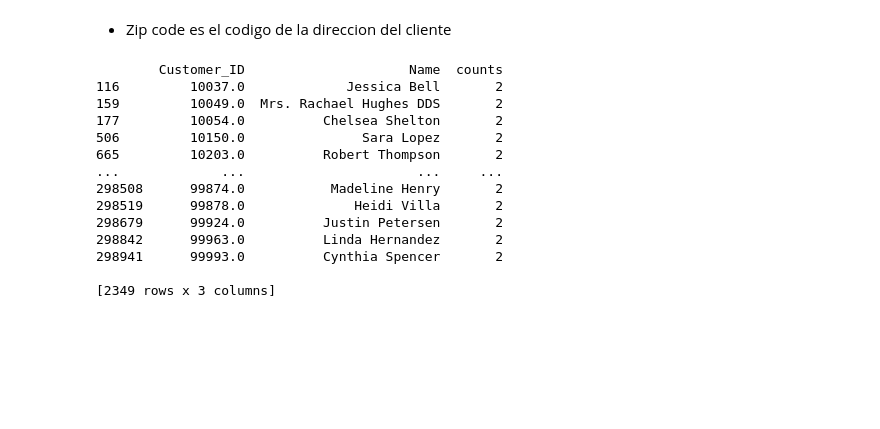
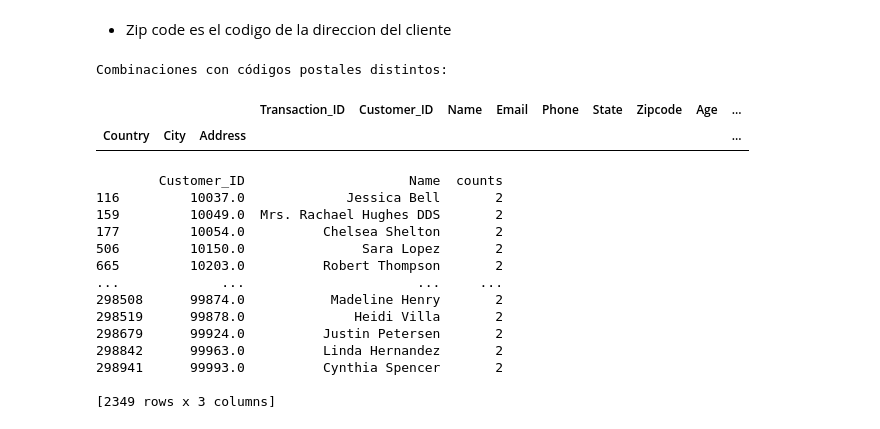
Before and after one commit to marianaolazabal/marianaolazabal-Clasificacion_Compradores_Retails, a Jupyter notebook: src/retails.ipynb, the cells around one changed output. Drawn from its saved outputs; the diff is of its cells as text; code cells hidden in the pictures; blank space fills up the shorter version.

```diff
--- a/src/retails.ipynb
+++ b/src/retails.ipynb
@@ -165,4 +168,4 @@ def validate_country(country_name):
     except LookupError:
         return None
 
-df_Retail_copy_unique['pais_valido'] = df_Retail_copy_unique.apply(lambda row: validate_country(row['Country']), axis=1)
+df_Retail_validate_country['pais_valido'] = df_Retail_validate_country.apply(lambda row: validate_country(row['Country']), axis=1)
@@ -272,0 +261,18 @@ df_Retail_countries = df_Retail_countries.drop(columns=['Zipcode'])
+# %%
+df_Retail_countries_city_address=df_Retail_copy_unique.copy()
+# %%
+#Agrupo y cuento valores unicos, es decir todos aquellos que tienen para un mismo pais, ciudad y direccion un zipcode distinto
+grouped = df_Retail_countries_city_address.groupby(['Country', 'City', 'Address'])['Zipcode'].nunique()
+
+#Filtrar los grupos con más de un código postal
+multiple_zipcodes = grouped[grouped > 1].index
+
+#Extraer las filas que corresponden a estos grupos para poder actualizar la informacion
+df_multiple_zipcodes = df_Retail_countries_city_address.set_index(['Country', 'City', 'Address']).loc[multiple_zipcodes]
+
+print("Combinaciones con códigos postales distintos:")
+df_multiple_zipcodes.head()
+# %% [output]
+Combinaciones con códigos postales distintos:
+|  |  |  | Transaction_ID | Customer_ID | Name | Email | Phone | State | Zipcode | Age | ... |
+| Country | City | Address |  |  |  |  |  |  |  |  | ... |
```
Also changed, not shown: parts of 22 cells of this notebook.
